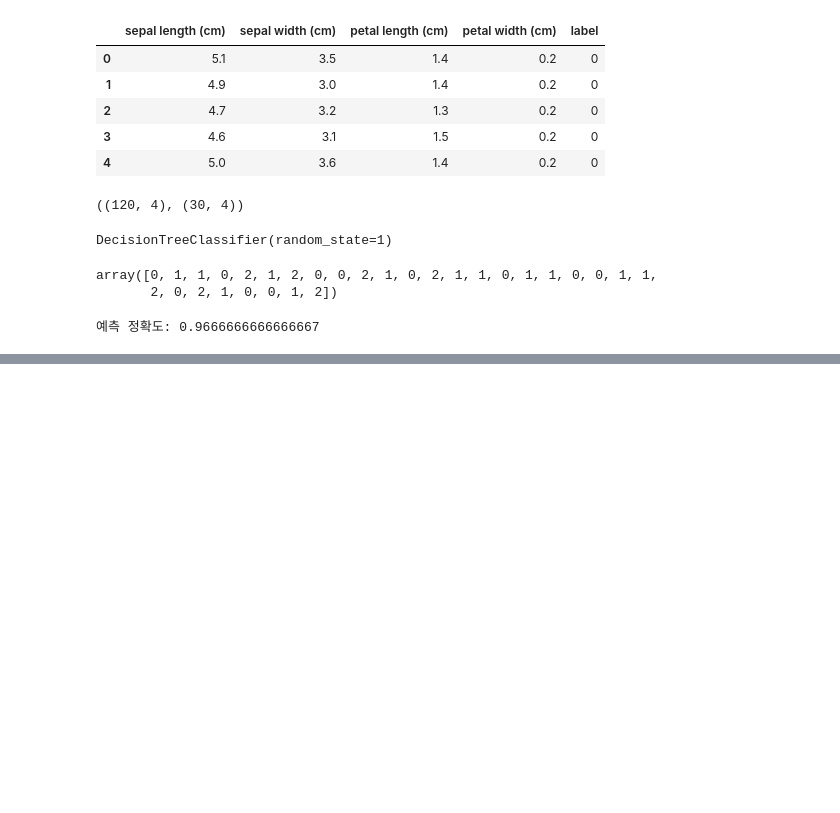
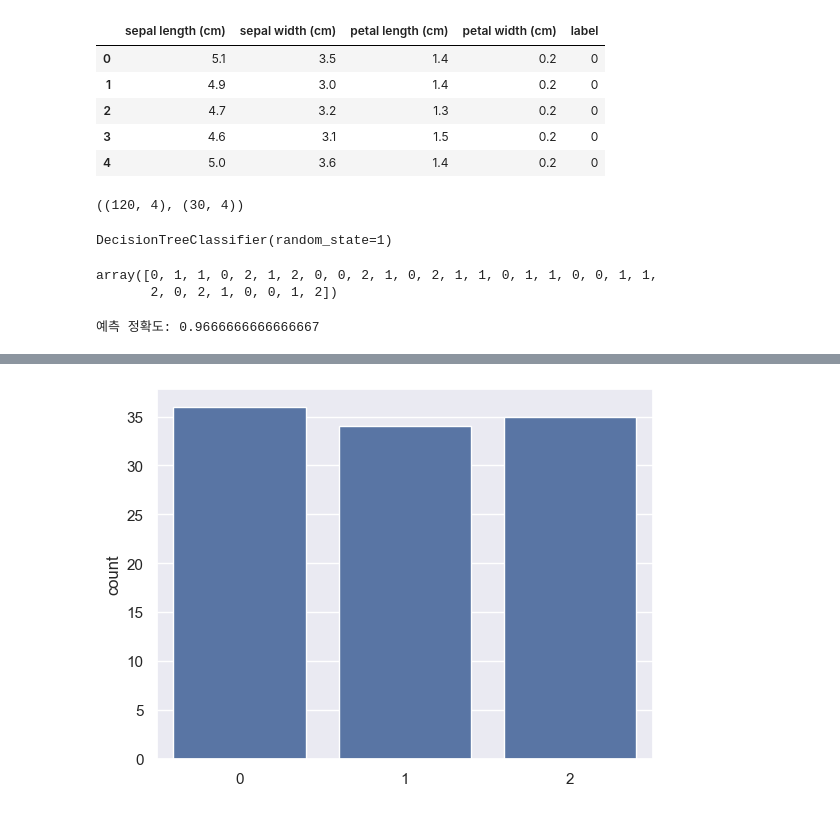
Before and after one commit to yant1001/Machine_Learning, a Jupyter notebook: 1-sklearn.ipynb, the cells around one changed output, grey strips where cells are left out. Saved outputs shown, nothing was run; the diff lists cells and outputs as text; code cells hidden in the pictures; blank space fills up the shorter version.

```diff
--- a/1-sklearn.ipynb
+++ b/1-sklearn.ipynb
@@ -74,3 +74,9 @@ from sklearn.metrics import accuracy_score
 print(f'예측 정확도: {accuracy_score(y_test, pred)}')
 # %% [output]
 예측 정확도: 0.9666666666666667
+# %%
+X = iris.data
+y = iris.target
+
+print(X)
+print(y)
@@ -76,0 +132,4 @@ print(f'예측 정확도: {accuracy_score(y_test, pred)}')
+# %%
+X_train, X_test, y_train, y_test = train_test_split(
+    X, y, test_size=0.3, random_state=121
+)
@@ -76,0 +158,10 @@ print(f'예측 정확도: {accuracy_score(y_test, pred)}')
+# %%
+import matplotlib.pyplot as plt
+import seaborn as sns
+
+sns.set_theme()
+# %%
+sns.countplot(x=y_train)
+plt.show()
+# %% [output]
+[figure, added]
```
Also changed, not shown: parts of 21 cells of this notebook.
